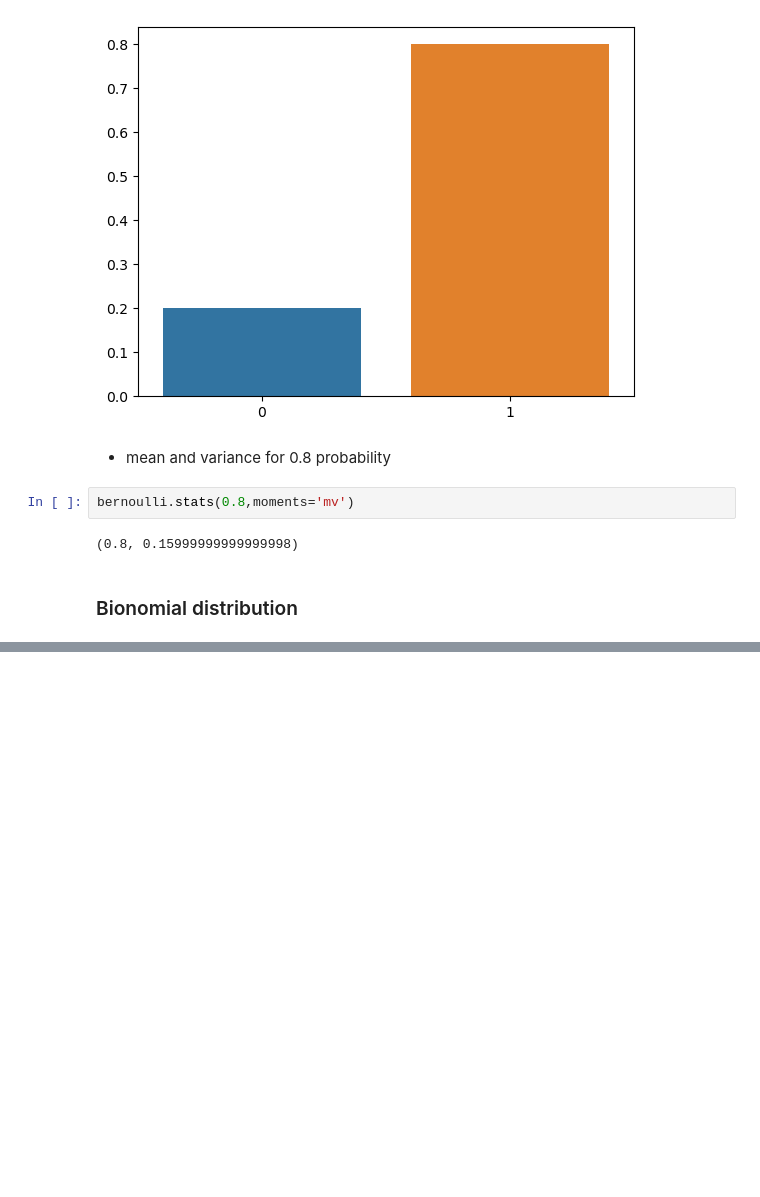
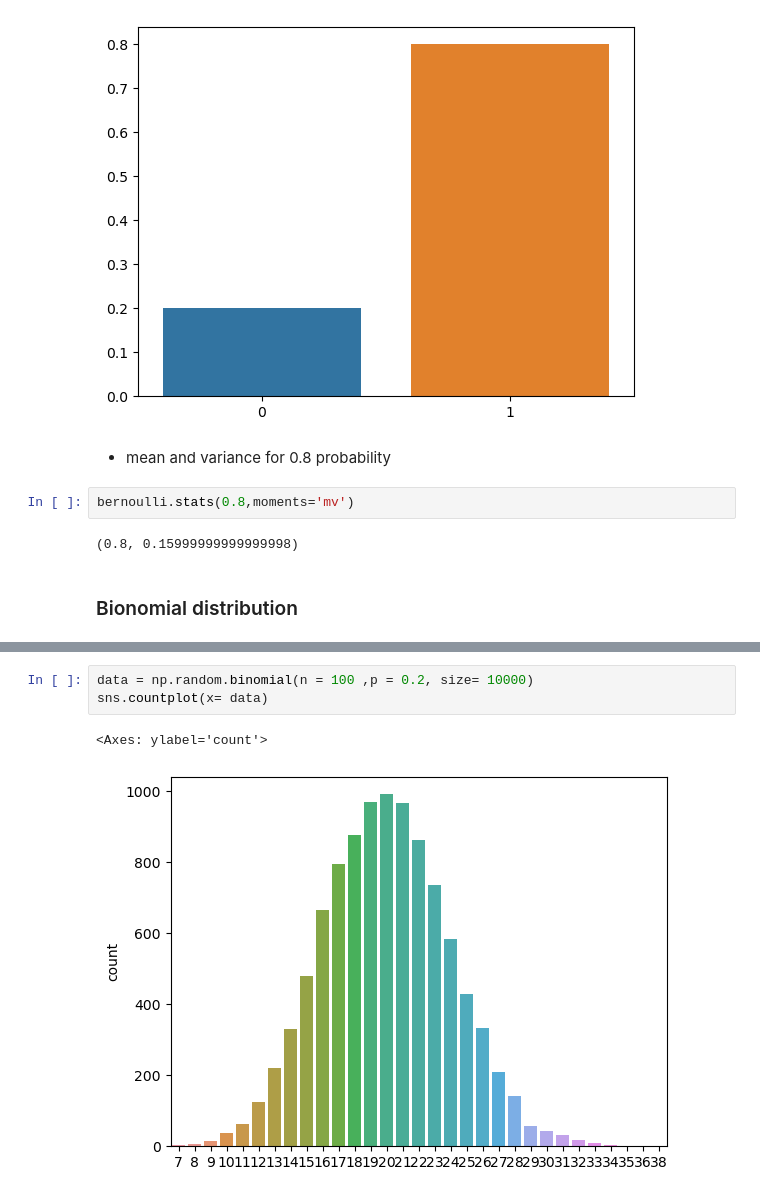
Before and after one commit to Abeermorshdy/Applied-Math, a Jupyter notebook: Statistics and probability/D3-stats.ipynb, the cells around one changed output, grey strips where cells are left out. Cells and saved outputs as stored; diff of their text form; blank space fills up the shorter version.

```diff
--- a/Statistics and probability/D3-stats.ipynb
+++ b/Statistics and probability/D3-stats.ipynb
@@ -201,0 +237,6 @@ bernoulli.stats(0.8,moments='mv')
+# %%
+data = np.random.binomial(n = 100 ,p = 0.2, size= 10000)
+sns.countplot(x= data)
+# %% [output]
+<Axes: ylabel='count'>
+[figure, added]
```
Also changed, not shown: parts of 8 cells of this notebook, 1 other file.
